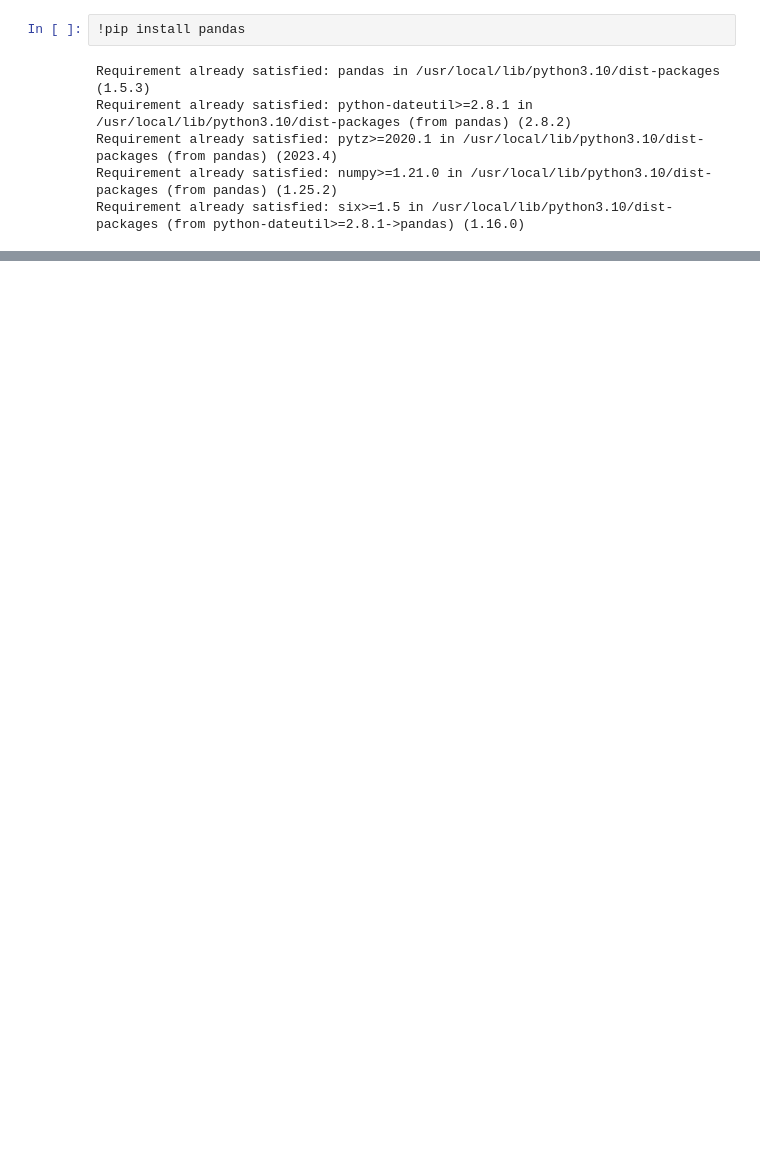
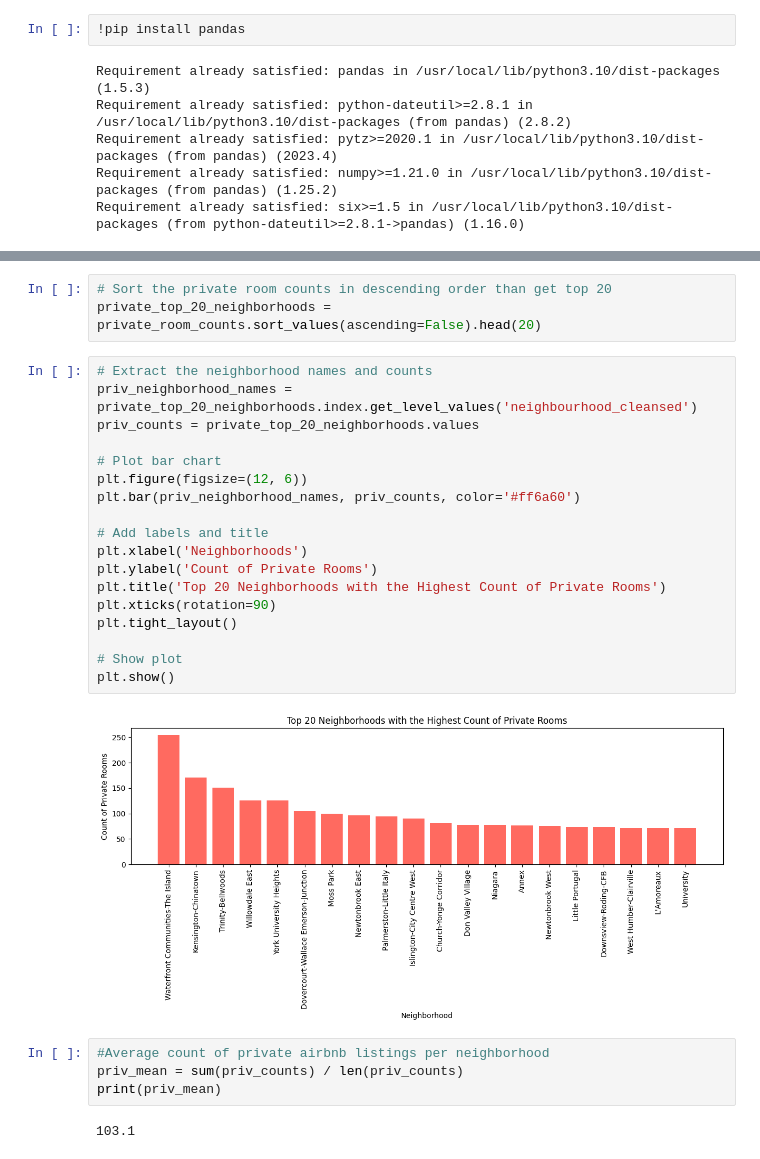
Before and after one commit to Etnawu/Data-analysis-of-Airbnb-in-Toronto, a Jupyter notebook: Airbnb.ipynb, the cells around one changed output, grey strips where cells are left out. Cells and saved outputs as stored; diff of their text form; blank space fills up the shorter version.

```diff
--- a/Airbnb.ipynb
+++ b/Airbnb.ipynb
@@ -25,0 +101,29 @@ import pandas as pd
+# %%
+# Sort the private room counts in descending order than get top 20
+private_top_20_neighborhoods = private_room_counts.sort_values(ascending=False).head(20)
+# %%
+# Extract the neighborhood names and counts
+priv_neighborhood_names = private_top_20_neighborhoods.index.get_level_values('neighbourhood_cleansed')
+priv_counts = private_top_20_neighborhoods.values
+
+# Plot bar chart
+plt.figure(figsize=(12, 6))
+plt.bar(priv_neighborhood_names, priv_counts, color='#ff6a60')
+
+# Add labels and title
+plt.xlabel('Neighborhoods')
+plt.ylabel('Count of Private Rooms')
+plt.title('Top 20 Neighborhoods with the Highest Count of Private Rooms')
+plt.xticks(rotation=90)
+plt.tight_layout()
+
+# Show plot
+plt.show()
+# %% [output]
+[figure, added]
+# %%
+#Average count of private airbnb listings per neighborhood
+priv_mean = sum(priv_counts) / len(priv_counts)
+print(priv_mean)
+# %% [output]
+103.1
```
Also changed, not shown: parts of 22 cells of this notebook.
